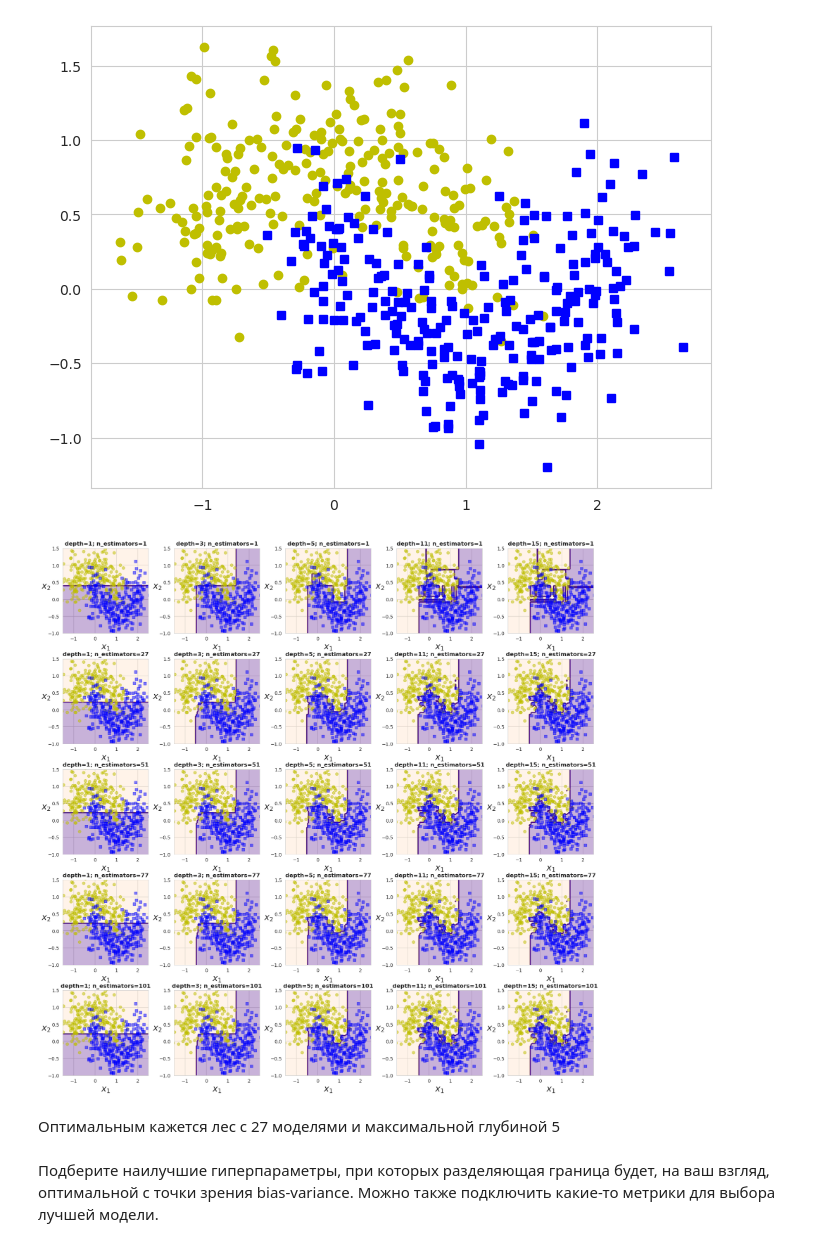
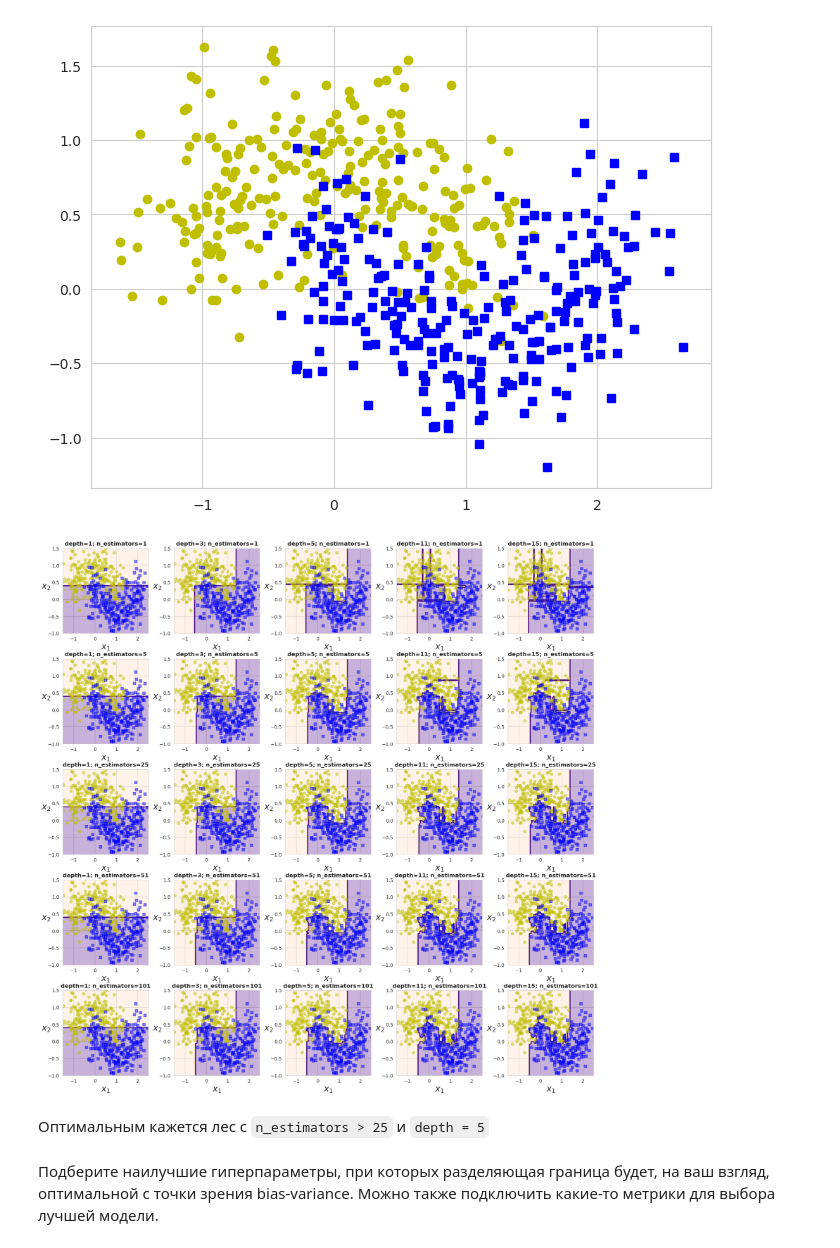
Before and after one commit to grishchenkoira/BI-ml-2024-homeworks, a Jupyter notebook: HW5/code/Ensembles.ipynb, the cells around one changed output. Drawn from its saved outputs; the diff is of its cells as text; code cells hidden in the pictures.

```diff
--- a/HW5/code/Ensembles.ipynb
+++ b/HW5/code/Ensembles.ipynb
@@ -295,23 +295,23 @@ X_train, X_test, y_train, y_test = train_test_split(X, y,
 # %%
 fig, ax = plt.subplots(nrows=5, ncols=5, figsize=(20, 20))
 counter_figs = 1
-for est in [1, 27, 51, 77, 101]:
+for est in [1, 5, 25, 51, 101]:
     for depth in [1, 3, 5, 11, 15]:
         random_forest = RandomForestClassifierCustom(n_estimators=est,
                                                            max_depth=depth,
                                                            max_features=2,
                                                           )
-        random_forest.fit(X, y)
+        random_forest.fit(X_train, y_train)
         ax1 = plt.subplot(5, 5, counter_figs)
         plot_decision_boundary(random_forest, X, y)
         ax1.set_title(f'depth={depth}; n_estimators={est}', weight='bold')
         plt.subplots_adjust(wspace=0.3, hspace=0.3)
 
         counter_figs += 1
 # %% [output]
-[figure, old version]
+[figure, new version]
 # %% [markdown]
-Оптимальным кажется лес с 27 моделями и максимальной глубиной 5
+Оптимальным кажется лес с `n_estimators > 25` и `depth = 5`
 # %% [markdown]
 Подберите наилучшие гиперпараметры, при которых разделяющая граница будет, на ваш взгляд, оптимальной с точки зрения bias-variance. Можно также подключить какие-то метрики для выбора лучшей модели.
 # %%
```
Also changed, not shown: parts of 19 cells of this notebook.
